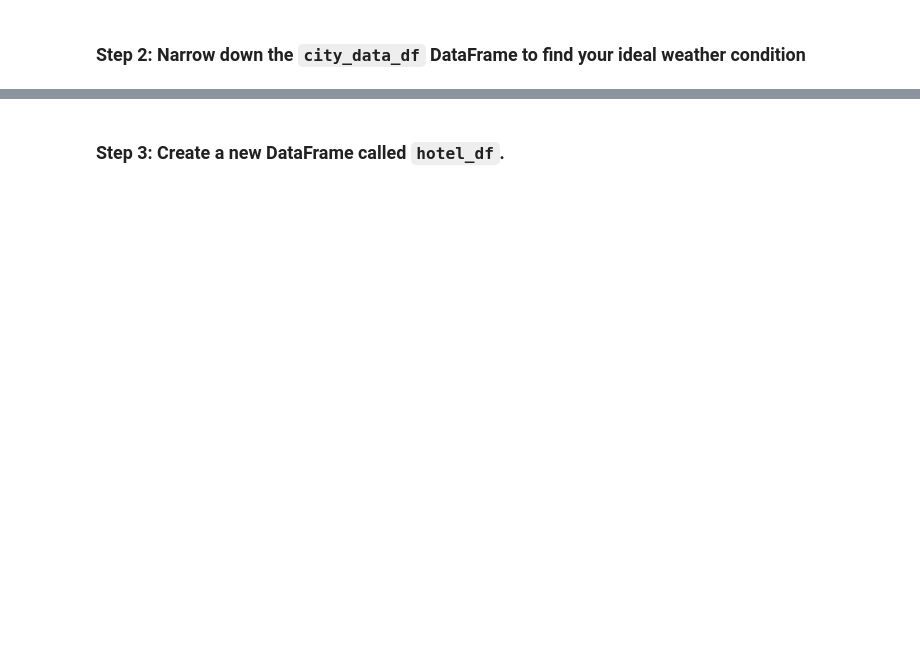
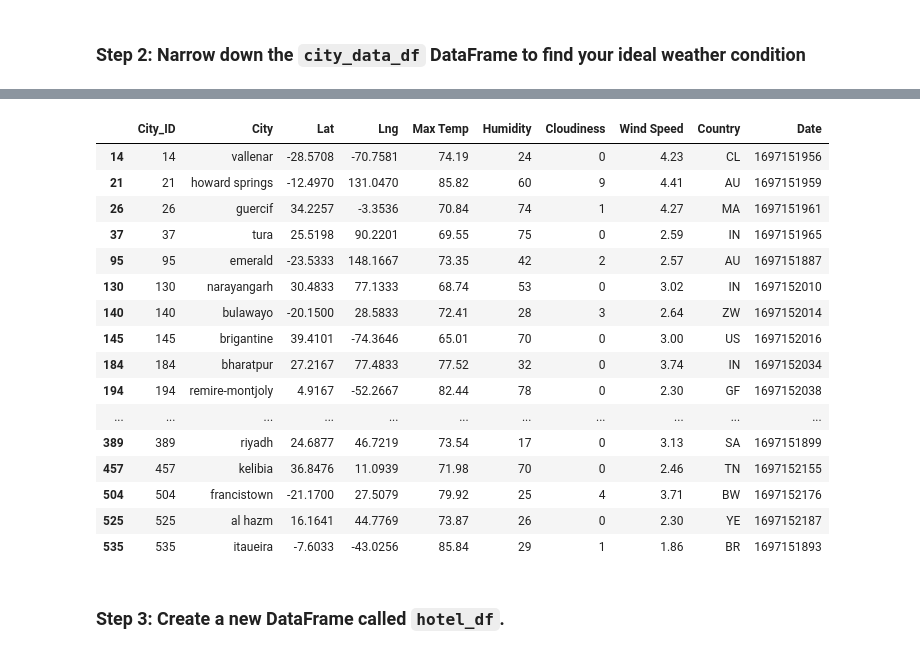
Before and after one commit to evacs/python-api-challenge, a Jupyter notebook: VacationPy.ipynb, the cells around one changed output, grey strips where cells are left out. Drawn from its saved outputs; the diff is of its cells as text; code cells hidden in the pictures; blank space fills up the shorter version.

```diff
--- a/VacationPy.ipynb
+++ b/VacationPy.ipynb
@@ -74,3 +55,34 @@ city_data_df.head()
+# %%
+ideal_df = city_data_df.loc[
+    (city_data_df["Max Temp"] < 90) & (city_data_df["Max Temp"] > 65) \
+    & (city_data_df["Wind Speed"] < 4.5) \
+    & (city_data_df["Cloudiness"] < 10) \
+    & (city_data_df["Humidity"] < 80)
+]
+
+# Drop any rows with null values
+ideal_df = ideal_df.dropna()
+
+# Display sample data
+ideal_df
+# %% [output]
+|  | City_ID | City | Lat | Lng | Max Temp | Humidity | Cloudiness | Wind Speed | Country | Date |
+| 14 | 14 | vallenar | -28.5708 | -70.7581 | 74.19 | 24 | 0 | 4.23 | CL | 1697151956 |
+| 21 | 21 | howard springs | -12.4970 | 131.0470 | 85.82 | 60 | 9 | 4.41 | AU | 1697151959 |
+| 26 | 26 | guercif | 34.2257 | -3.3536 | 70.84 | 74 | 1 | 4.27 | MA | 1697151961 |
+| 37 | 37 | tura | 25.5198 | 90.2201 | 69.55 | 75 | 0 | 2.59 | IN | 1697151965 |
+| 95 | 95 | emerald | -23.5333 | 148.1667 | 73.35 | 42 | 2 | 2.57 | AU | 1697151887 |
+| 130 | 130 | narayangarh | 30.4833 | 77.1333 | 68.74 | 53 | 0 | 3.02 | IN | 1697152010 |
+| 140 | 140 | bulawayo | -20.1500 | 28.5833 | 72.41 | 28 | 3 | 2.64 | ZW | 1697152014 |
+| 145 | 145 | brigantine | 39.4101 | -74.3646 | 65.01 | 70 | 0 | 3.00 | US | 1697152016 |
+| 184 | 184 | bharatpur | 27.2167 | 77.4833 | 77.52 | 32 | 0 | 3.74 | IN | 1697152034 |
+| 194 | 194 | remire-montjoly | 4.9167 | -52.2667 | 82.44 | 78 | 0 | 2.30 | GF | 1697152038 |
+| ... | ... | ... | ... | ... | ... | ... | ... | ... | ... | ... |
+| 389 | 389 | riyadh | 24.6877 | 46.7219 | 73.54 | 17 | 0 | 3.13 | SA | 1697151899 |
+| 457 | 457 | kelibia | 36.8476 | 11.0939 | 71.98 | 70 | 0 | 2.46 | TN | 1697152155 |
+| 504 | 504 | francistown | -21.1700 | 27.5079 | 79.92 | 25 | 4 | 3.71 | BW | 1697152176 |
+| 525 | 525 | al hazm | 16.1641 | 44.7769 | 73.87 | 26 | 0 | 2.30 | YE | 1697152187 |
+| 535 | 535 | itaueira | -7.6033 | -43.0256 | 85.84 | 29 | 1 | 1.86 | BR | 1697151893 |
 # %% [markdown]
 ### Step 3: Create a new DataFrame called `hotel_df`.
 # %%
```
Also changed, not shown: parts of 7 cells of this notebook, 1 other file.
